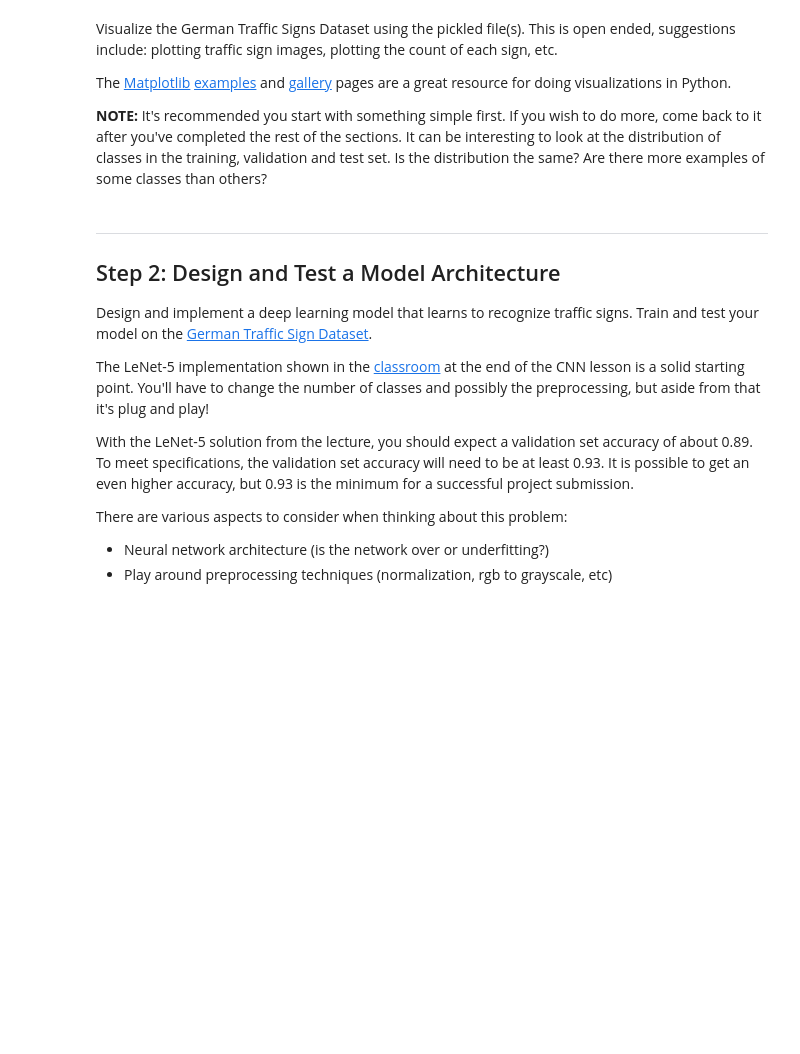
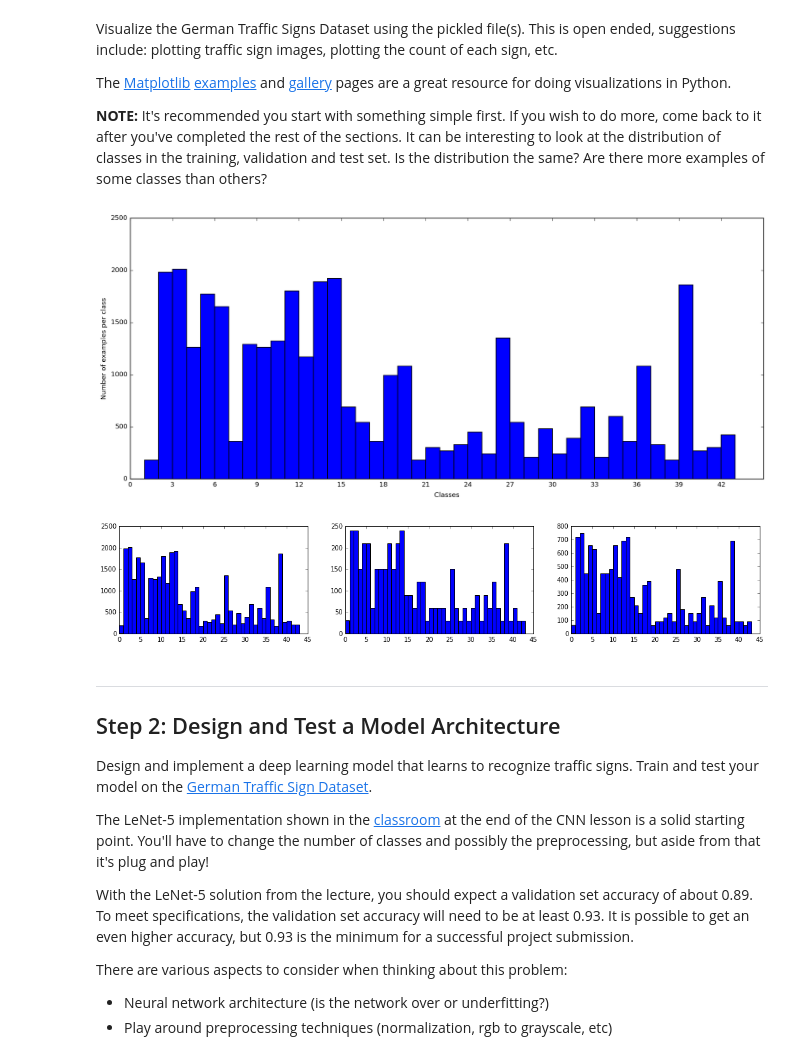
Before and after one commit to precyon/Traffic-Sign-Classifier, a Jupyter notebook: Traffic_Sign_Classifier.ipynb, the cells around one changed output. Cells and saved outputs as stored; diff of their text form; code cells hidden in the pictures; blank space fills up the shorter version.

```diff
--- a/Traffic_Sign_Classifier.ipynb
+++ b/Traffic_Sign_Classifier.ipynb
@@ -101,3 +95,24 @@ The [Matplotlib](http://matplotlib.org/) [examples](http://matplotlib.org/exampl
+# %%
+### Data exploration visualization code goes here.
+### Feel free to use as many code cells as needed.
+histFig = plt.figure(figsize=(17,7))
+histFig.set_dpi(130)
+plt.hist(y_train+1, bins=np.arange(y_train.min(), y_train.max()+2))
+plt.xlabel('Classes')
+plt.xticks(range(0,43,3))
+plt.ylabel('Number of examples per class')
+plt.show()
+
+yData = [y_train, y_valid, y_test]
+compFig = plt.figure(figsize=(18, 3))
+for i in range(3):
+    plt.subplot(1, 3, i+1)
+    plt.hist(yData[i], bins=np.arange(yData[i].min(), yData[i].max()+2))
+
+plt.show()
+# %% [output]
+[figure, added]
+[figure, added]
 # %% [markdown]
 ----
 
```
Also changed, not shown: parts of 8 cells of this notebook, 1 other file.
